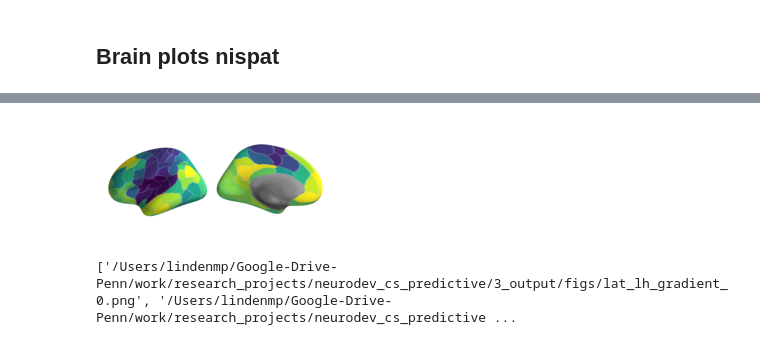
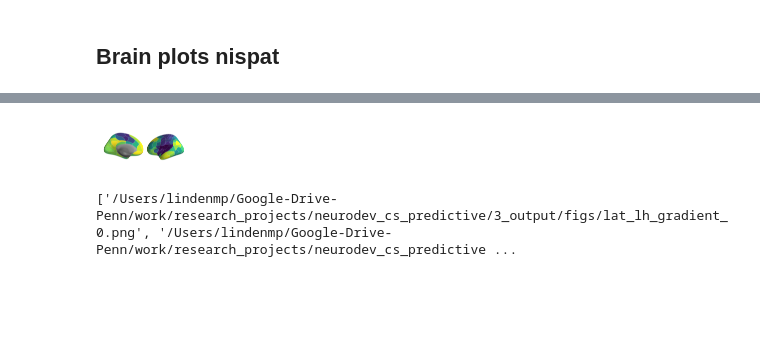
Before and after one commit to lindenmp/neurodev_cs_predictive, a Jupyter notebook: 1_code/2_compute_gradient.ipynb, the cells around one changed output, grey strips where cells are left out. Drawn from its saved outputs; the diff is of its cells as text; code cells hidden in the pictures; blank space fills up the shorter version.

```diff
--- a/1_code/2_compute_gradient.ipynb
+++ b/1_code/2_compute_gradient.ipynb
@@ -169,3 +200,10 @@ surf = 'inflated'
+# %%
+if parc_str == 'schaefer' or parc_str == 'glasser':
+    subject_id = 'fsaverage'
+elif parc_str == 'lausanne':
+    subject_id = 'lausanne125'
+
+surf = 'inflated'
 # %%
 %pylab qt
 # %% [output]
@@ -187,8 +236,2 @@ for i in range(0,1):
 # %%
 %matplotlib inline
-# %%
-f, ax = plt.subplots()
-f.set_figwidth(5)
-f.set_figheight(5)
-sns.heatmap(np.zeros((5,5)), ax = ax, cmap = 'viridis')
-f.savefig('viridis.svg', dpi = 300, bbox_inches = 'tight')
@@ -197,53 +238,24 @@ f.savefig('viridis.svg', dpi = 300, bbox_inches = 'tight')
 # %%
-# for i in range(0,1):
-#     f, axes = plt.subplots(1, 4)
-#     f.set_figwidth(8)
-#     f.set_figheight(2)
-#     plt.subplots_adjust(wspace=0, hspace=0)
+for i in range(0,1):
+    f, axes = plt.subplots(1,2)
+    f.set_figwidth(1.5)
+    f.set_figheight(0.75)
+    plt.subplots_adjust(wspace=0, hspace=0)
 
-#     # column 0:
-#     fig_str = 'lh_gradient_' + str(i) + '.png'
-#     try:
-#     #     axes[0,0].set_title('Thickness (left)')
-#         image = mpimg.imread('lat_' + fig_str); axes[0].imshow(image); axes[0].axis('off')
-#     except FileNotFoundError: axes[0].axis('off')
-#     try:
-#         image = mpimg.imread('med_' + fig_str); axes[1].imshow(image); axes[1].axis('off')
-#     except FileNotFoundError: axes[1].axis('off')
+    # column 0:
+    fig_str = 'lh_gradient_' + str(i) + '.png'
+    try:
+    #     axes[0,0].set_title('Thickness (left)')
+        image = mpimg.imread('med_' + fig_str); axes[0].imshow(image); axes[0].axis('off')
+    except FileNotFoundError: axes[0].axis('off')
+    try:
+        image = mpimg.imread('lat_' + fig_str); axes[1].imshow(image); axes[1].axis('off')
+    except FileNotFoundError: axes[1].axis('off')
 
-#     # column 1:
-#     fig_str = 'rh_gradient_' + str(i) + '.png'
-#     try:
-#     #     axes[0,1].set_title('Thickness (right)')
-#         image = mpimg.imread('med_' + fig_str); axes[2].imshow(image); axes[2].axis('off')
-#     except FileNotFoundError: axes[2].axis('off')
-#     try:
-#         image = mpimg.imread('lat_' + fig_str); axes[3].imshow(image); axes[3].axis('off')
-#     except FileNotFoundError: axes[3].axis('off')
-
-#     plt.show()
-#     f.savefig(outfile_prefix+'gradient_' + str(i) + '.svg', dpi = 300, bbox_inches = 'tight', pad_inches = 0)
+    plt.show()
+    f.savefig(outfile_prefix+'gradient_' + str(i) + '.svg', dpi = 600, bbox_inches = 'tight', pad_inches = 0)
+# %% [output]
+[figure, added]
-# %%
-for i in range(0,1):
-    f, axes = plt.subplots(1,2)
-    f.set_figwidth(4)
-    f.set_figheight(2)
-    plt.subplots_adjust(wspace=0, hspace=0)
-
-    # column 0:
-    fig_str = 'lh_gradient_' + str(i) + '.png'
-    try:
-    #     axes[0,0].set_title('Thickness (left)')
-        image = mpimg.imread('lat_' + fig_str); axes[0].imshow(image); axes[0].axis('off')
-    except FileNotFoundError: axes[0].axis('off')
-    try:
-        image = mpimg.imread('med_' + fig_str); axes[1].imshow(image); axes[1].axis('off')
-    except FileNotFoundError: axes[1].axis('off')
-
-    plt.show()
-    f.savefig(outfile_prefix+'gradient_' + str(i) + '.svg', dpi = 300, bbox_inches = 'tight', pad_inches = 0)
-# %% [output]
-[figure, removed]
 # %%
 # clean up
 fileList = glob.glob(os.path.join(figdir,'lat_*.png'), recursive=True)
```
Also changed, not shown: parts of 15 cells of this notebook, 1 other file.
